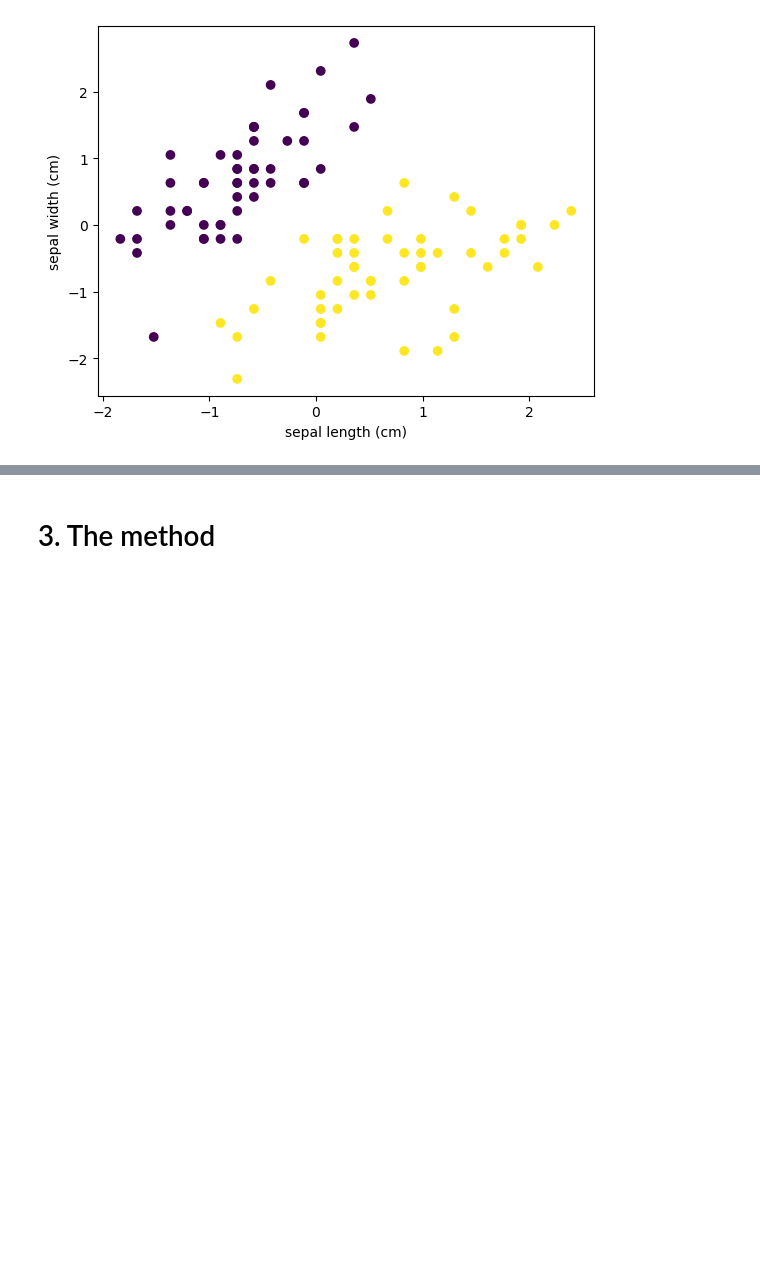
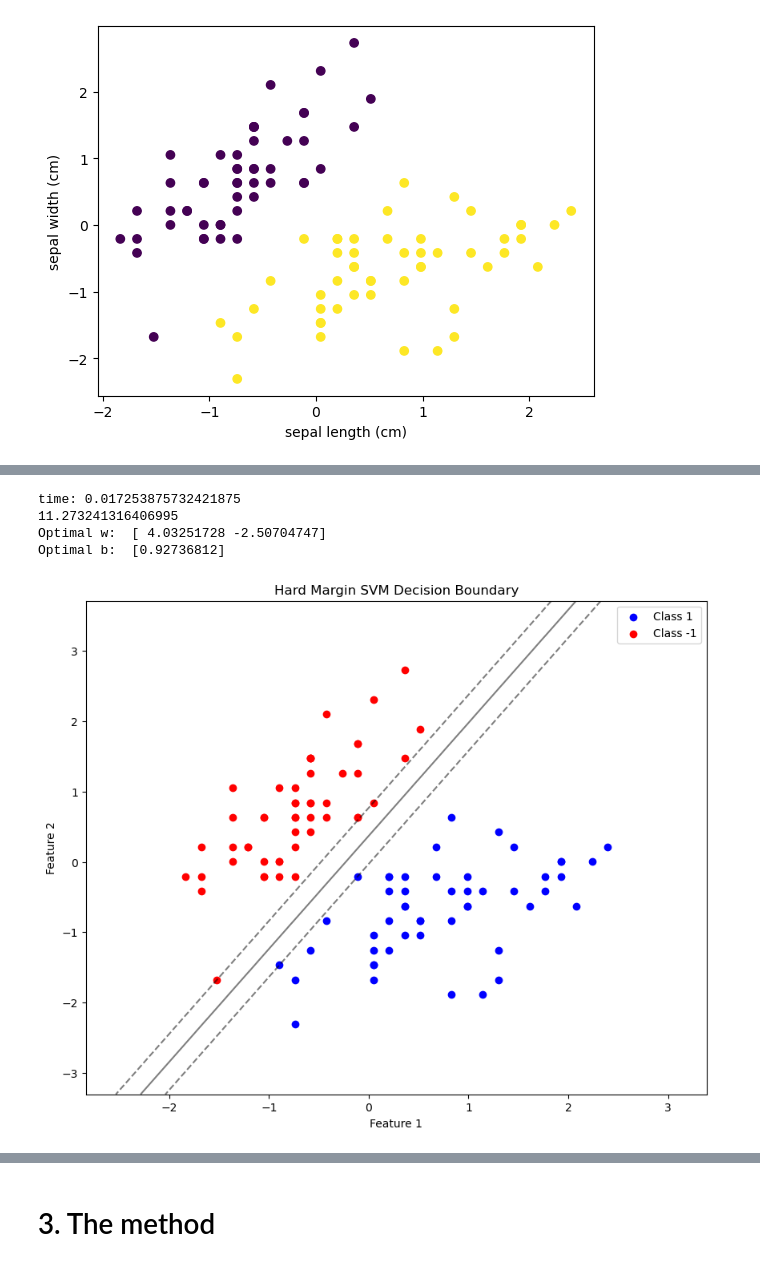
Before and after one commit to vedovati-matteo/master-thesis, a Jupyter notebook: code/svm_test/SVM_hard_2_100.ipynb, the cells around one changed output, grey strips where cells are left out. Drawn from its saved outputs; the diff is of its cells as text; code cells hidden in the pictures; blank space fills up the shorter version.

Commit message:
updated plots

```diff
--- a/code/svm_test/SVM_hard_2_100.ipynb
+++ b/code/svm_test/SVM_hard_2_100.ipynb
@@ -140,3 +155,35 @@ Optimal b:  [0.92736812]
+# %%
+import cvxpy as cp
+import numpy as np
+import time
+
+w = cp.Variable(2)
+b = cp.Variable(1)
+
+objective = cp.Minimize((1/2)*cp.norm(w, 2)**2)
+
+constraints = [
+    cp.multiply(selected_y, cp.matmul(selected_X, w) + b) >= 1,
+]
+
+problem = cp.Problem(objective, constraints)
+
+t0 = time.time()
+problem.solve(solver='SCS')
+print('time: ' + str(time.time()-t0))
+print(problem.value)
+
+# Get the values of the variables
+print('Optimal w: ', w.value)
+print('Optimal b: ', b.value)
+# Plotting
+plot_svm_decision_boundary(selected_X, selected_y, w.value, b.value, 0, 1)
+# %% [output]
+time: 0.017253875732421875
+11.273241316406995
+Optimal w:  [ 4.03251728 -2.50704747]
+Optimal b:  [0.92736812]
+[figure, added]
 # %%
 nw = selected_X.shape[1]
 nb = 1
```
Also changed, not shown: parts of 11 cells of this notebook, 5 other files.
